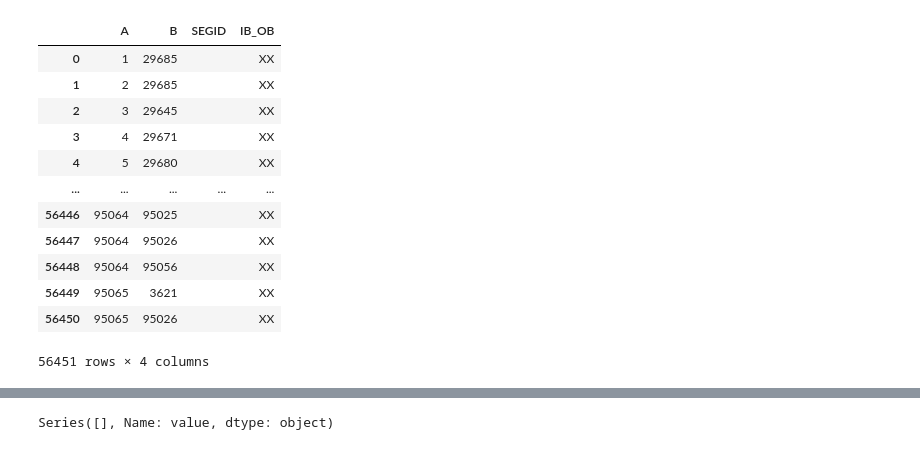
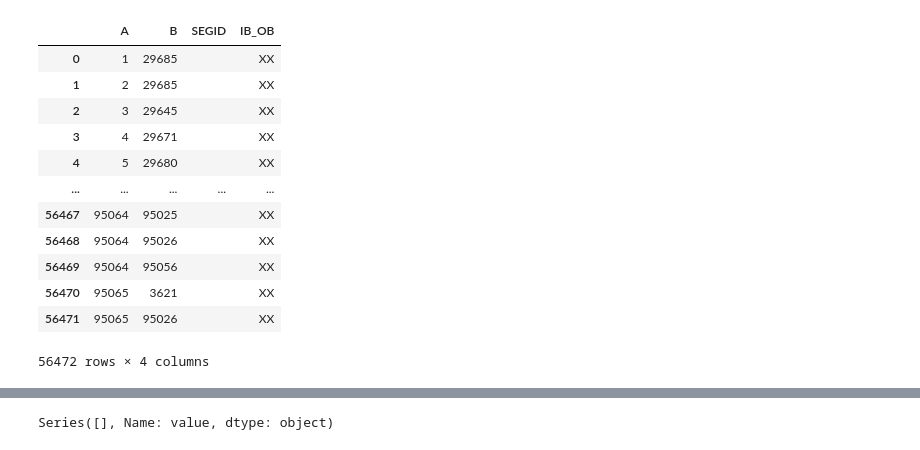
Before and after one commit to WFRCAnalytics/TDM-VAL-Scenario-Comparison-Toolbox, a Jupyter notebook: 2.1-TotalTDMTool/A-OldDataReformatAndPrepForApp.ipynb, the cells around one changed output, grey strips where cells are left out. Saved outputs shown, nothing was run; the diff lists cells and outputs as text; code cells hidden in the pictures.

Commit message:
Add data for v9 2023-04-28 scenarios

```diff
--- a/2.1-TotalTDMTool/A-OldDataReformatAndPrepForApp.ipynb
+++ b/2.1-TotalTDMTool/A-OldDataReformatAndPrepForApp.ipynb
@@ -160,26 +156,26 @@ display(dfTotVol['D_TOT_VOL'].sum())
 # %%
 # Add SegIDs
-dfNetWithSegIDs = pd.DataFrame(DBF(r"E:\GitHub\WF-TDM-v9.0\1_Inputs\3_Highway\GIS\MasterNet_v9 - 2023-03-02 - Link.DBF", load=True))
+dfNetWithSegIDs = pd.DataFrame(DBF(r"\\modelace\ModelAce-E\1 - TDM\2 - Sandbox\v9_Development\WF TDM v9.0 - 2023-04-14\1_Inputs\3_Highway\GIS\MasterNet_v9 - 2023-04-14 - Link.DBF", load=True))
 #dfNetWithSegIDs = pd.DataFrame(DBF("\\\modelace\\ModelAce-E\\1 - TDM\\2 - Sandbox\\v9_Development\\WF TDM v9.0 - 2022-12-19\\Scenarios\\Needs_2050\\0_InputProcessing\\v9_Needs_SE50_Net50_Link.DBF", load=True))
 #dfNetWithSegIDs = dfNetWithSegIDs[['A','B','SEGID']]
 dfNetWithSegIDs['IB_OB'] = 'XX' # IB / OB NOT IN MASTER NETWORK!!!
 dfNetWithSegIDs = dfNetWithSegIDs[['A','B','SEGID','IB_OB']]
 #dfNetWithSegIDs = dfNetWithSegIDs[dfNetWithSegIDs['SEGID']!='']
 dfNetWithSegIDs
 # %% [output]
 |  | A | B | SEGID | IB_OB |
 | 0 | 1 | 29685 |  | XX |
 | 1 | 2 | 29685 |  | XX |
 | 2 | 3 | 29645 |  | XX |
 | 3 | 4 | 29671 |  | XX |
 | 4 | 5 | 29680 |  | XX |
 | ... | ... | ... | ... | ... |
-| 56446 | 95064 | 95025 |  | XX |
-| 56447 | 95064 | 95026 |  | XX |
-| 56448 | 95064 | 95056 |  | XX |
-| 56449 | 95065 | 3621 |  | XX |
-| 56450 | 95065 | 95026 |  | XX |
+| 56467 | 95064 | 95025 |  | XX |
+| 56468 | 95064 | 95026 |  | XX |
+| 56469 | 95064 | 95056 |  | XX |
+| 56470 | 95065 | 3621 |  | XX |
+| 56471 | 95065 | 95026 |  | XX |
-56451 rows × 4 columns
+56472 rows × 4 columns
 # %%
 # join od detail with link seg data. only preserve rows with data in both tables since some links don't have segids etc
 dfTotVolWithSegIDs = pd.DataFrame.merge(dfTotVol,dfNetWithSegIDs,on=('A','B'),how='inner')
```
Also changed, not shown: parts of 19 cells of this notebook, 3 other files.
